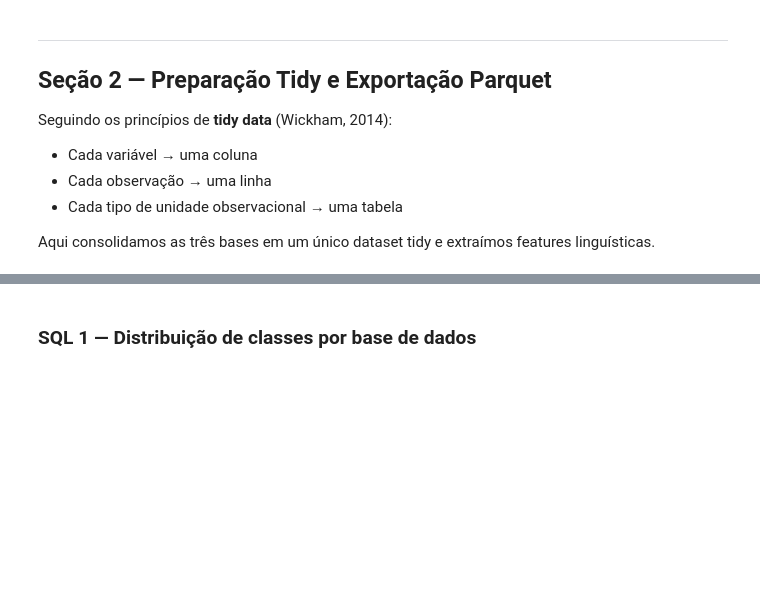
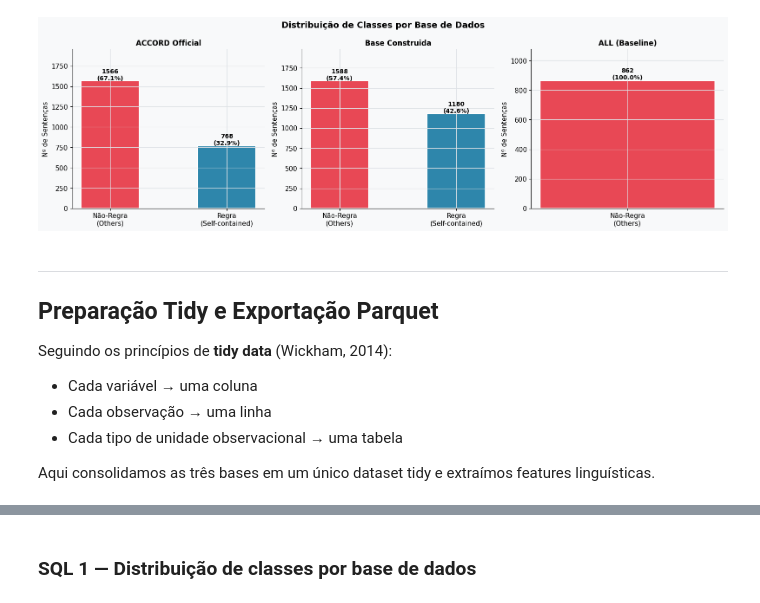
Before and after one commit to FerDelbo/rule-classification, a Jupyter notebook: src/etapa3_analise_exploratoria.ipynb, the cells around one changed output, grey strips where cells are left out. Cells and saved outputs as stored; diff of their text form; code cells hidden in the pictures; blank space fills up the shorter version.

Commit message:
add notebook Exploratory Data Analysis

```diff
--- a/src/etapa3_analise_exploratoria.ipynb
+++ b/src/etapa3_analise_exploratoria.ipynb
@@ -83,7 +43,5 @@ print(f'   pandas   : {pd.__version__}')
 # %%
-# ── CONFIGURE OS CAMINHOS AQUI ───────────────────────────────────────────────
-PATH_ACCORD_OFFICIAL = 'accord_official_clean.csv'      # Base ACCORD tratada
-PATH_NOSSA_BASE      = 'classification_dataset_cleaned.csv'  # Nossa base
-PATH_ALL_CSV         = 'all.csv'                        # Baseline 862 sentenças
-OUTPUT_PARQUET       = 'dataset_tidy.parquet'           # Saída Parquet (Etapa 2)
-# ─────────────────────────────────────────────────────────────────────────────
+PATH_ACCORD_OFFICIAL = '../data/accord_official_clean.csv'      # Base ACCORD tratada
+PATH_NOSSA_BASE      = '../data/classification_dataset_cleaned(2).csv'  # Base Construida
+PATH_ALL_CSV         = '../data/all.csv'                        # Baseline 862 sentenças
+OUTPUT_PARQUET       = '../data/dataset_tidy.parquet'           # Saída Parquet (Etapa 2)
@@ -127,7 +94,6 @@ comparáveis entre si?**
 # %%
-# ── Tabela resumo das três bases ─────────────────────────────────────────────
 summary = []
-for df, name in [(df_official,'ACCORD Official'), (df_ours,'Nossa Base'), (df_all,'ALL.csv')]:
+for df, name in [(df_official,'ACCORD Official'), (df_ours,'Base Construida'), (df_all,'ALL.csv')]:
     n_total = len(df)
     n_rules = (df['is_rule'] == 1).sum()
     n_other = (df['is_rule'] == 0).sum()
@@ -142,11 +108,5 @@ for df, name in [(df_official,'ACCORD Official'), (df_ours,'Nossa Base'), (df_al
     })
 
 df_summary = pd.DataFrame(summary)
-print('╔══ RESUMO DAS TRÊS BASES ══════════════════════════════════════════╗')
-print(df_summary.to_string(index=False))
-print('╚═══════════════════════════════════════════════════════════════════╝')
-print()
-print('📌 Interpretação:')
-print('   • ALL.csv contém apenas positivos — é o baseline anotado por especialistas.')
-print('   • ACCORD Official tem o melhor balanceamento (1:1.7).')
-print('   • Nossa Base tem o maior volume total mas maior desbalanceamento (1:2.6).')
+print('══ RESUMO DAS TRÊS BASES ══════════════════════════════════════════')
+df_summary, df.to_csv('sumarry_databases.csv', index=False)
@@ -153,33 +120,33 @@ print('   • Nossa Base tem o maior volume total mas maior desbalanceamento (1:
 # %%
-# ── Gráfico: distribuição das classes por base ───────────────────────────────
 fig, axes = plt.subplots(1, 3, figsize=(16, 5))
 fig.suptitle('Distribuição de Classes por Base de Dados', fontsize=14, fontweight='bold')
 
 for ax, (df, name, color) in zip(axes, [
     (df_official, 'ACCORD Official', C_BASE1),
-    (df_ours,     'Nossa Base',       C_BASE2),
-    (df_all,      'ALL.csv',          C_BASE3)
+    (df_ours,     'Base Construida',       C_BASE2),
+    (df_all,      'ALL (Baseline)',          C_BASE3)
 ]):
     counts = df['is_rule'].value_counts().sort_index()
     labels = ['Não-Regra\n(Others)', 'Regra\n(Self-contained)'][:len(counts)]
     colors = [C_NORULE, C_RULE][:len(counts)]
     bars   = ax.bar(labels, counts.values, color=colors, width=0.5,
                     edgecolor='white', linewidth=1.5)
     for bar, val in zip(bars, counts.values):
         pct = val / len(df) * 100
         ax.text(bar.get_x() + bar.get_width()/2, bar.get_height() + 10,
                 f'{val}\n({pct:.1f}%)', ha='center', fontsize=10, fontweight='bold')
     ax.set_title(name, fontweight='bold', fontsize=12)
     ax.set_ylabel('Nº de Sentenças')
     ax.set_ylim(0, max(counts.values) * 1.25)
 
 plt.tight_layout()
-plt.savefig('fig1_distribuicao_classes.png', dpi=150, bbox_inches='tight')
+plt.savefig('../figures/fig1_distribuicao_classes.png', dpi=150, bbox_inches='tight')
 plt.show()
-print('💾 Salvo: fig1_distribuicao_classes.png')
+# %% [output]
+[figure, added]
 # %% [markdown]
 ---
-## Seção 2 — Preparação Tidy e Exportação Parquet
+## Preparação Tidy e Exportação Parquet
 
 Seguindo os princípios de **tidy data** (Wickham, 2014):
 - Cada variável → uma coluna
```
Also changed, not shown: parts of 63 cells of this notebook, 10 other files.
